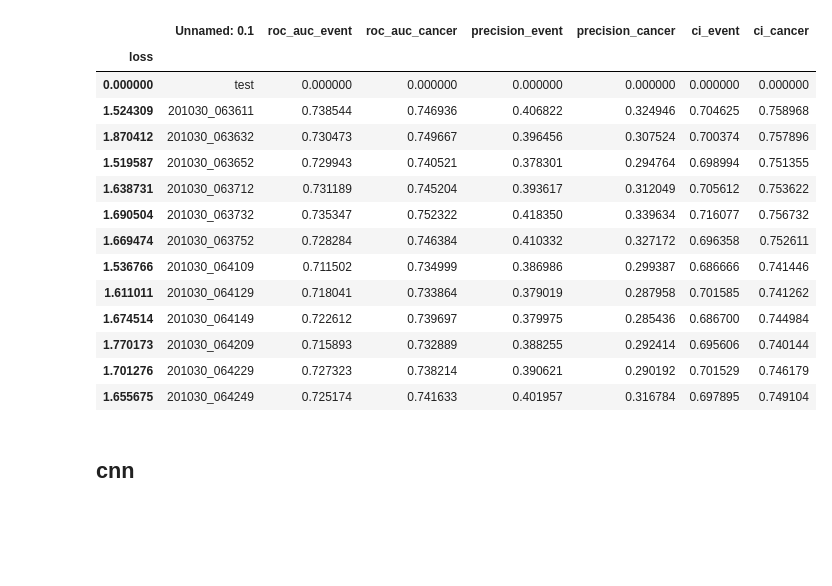
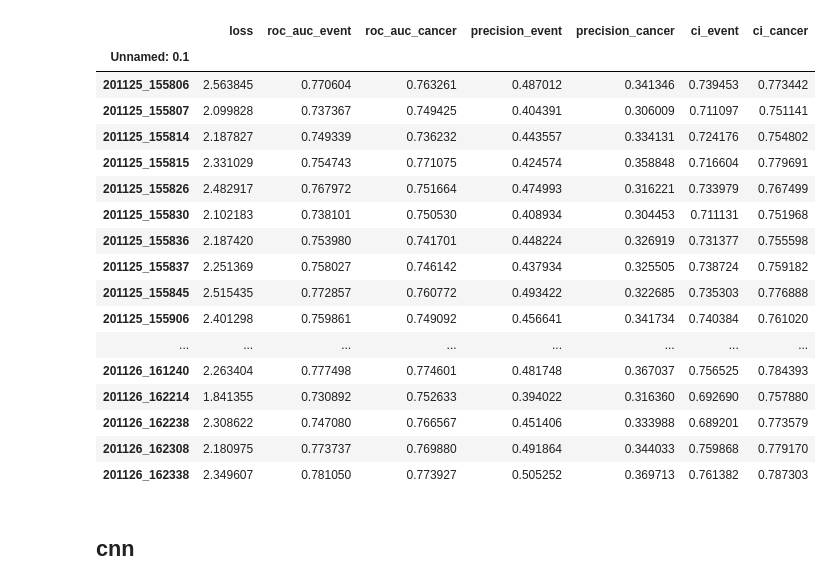
Before and after one commit to bhklab/aaai21_survival_prediction, a Jupyter notebook: prediction_consolidation.ipynb, the cells around one changed output. Drawn from its saved outputs; the diff is of its cells as text; code cells hidden in the pictures; blank space fills up the shorter version.

```diff
--- a/prediction_consolidation.ipynb
+++ b/prediction_consolidation.ipynb
@@ -5,24 +5,26 @@ import glob
 import pandas as pd
 import numpy as np
 # %%
-t = pd.read_csv("/cluster/home/sejinkim/projects/aaai21_survival_prediction/data/predictions/test_results_new.csv", index_col=1)
-t
+pd.read_csv("/cluster/home/sejinkim/projects/aaai21_survival_prediction/data/predictions/test_results_new.csv", index_col=0)[-30:]
 # %% [output]
-|  | Unnamed: 0.1 | roc_auc_event | roc_auc_cancer | precision_event | precision_cancer | ci_event | ci_cancer |
-| loss |  |  |  |  |  |  |  |
-| 0.000000 | test | 0.000000 | 0.000000 | 0.000000 | 0.000000 | 0.000000 | 0.000000 |
-| 1.524309 | 201030_063611 | 0.738544 | 0.746936 | 0.406822 | 0.324946 | 0.704625 | 0.758968 |
-| 1.870412 | 201030_063632 | 0.730473 | 0.749667 | 0.396456 | 0.307524 | 0.700374 | 0.757896 |
-| 1.519587 | 201030_063652 | 0.729943 | 0.740521 | 0.378301 | 0.294764 | 0.698994 | 0.751355 |
-| 1.638731 | 201030_063712 | 0.731189 | 0.745204 | 0.393617 | 0.312049 | 0.705612 | 0.753622 |
-| 1.690504 | 201030_063732 | 0.735347 | 0.752322 | 0.418350 | 0.339634 | 0.716077 | 0.756732 |
-| 1.669474 | 201030_063752 | 0.728284 | 0.746384 | 0.410332 | 0.327172 | 0.696358 | 0.752611 |
-| 1.536766 | 201030_064109 | 0.711502 | 0.734999 | 0.386986 | 0.299387 | 0.686666 | 0.741446 |
-| 1.611011 | 201030_064129 | 0.718041 | 0.733864 | 0.379019 | 0.287958 | 0.701585 | 0.741262 |
-| 1.674514 | 201030_064149 | 0.722612 | 0.739697 | 0.379975 | 0.285436 | 0.686700 | 0.744984 |
-| 1.770173 | 201030_064209 | 0.715893 | 0.732889 | 0.388255 | 0.292414 | 0.695606 | 0.740144 |
-| 1.701276 | 201030_064229 | 0.727323 | 0.738214 | 0.390621 | 0.290192 | 0.701529 | 0.746179 |
-| 1.655675 | 201030_064249 | 0.725174 | 0.741633 | 0.401957 | 0.316784 | 0.697895 | 0.749104 |
+|  | loss | roc_auc_event | roc_auc_cancer | precision_event | precision_cancer | ci_event | ci_cancer |
+| Unnamed: 0.1 |  |  |  |  |  |  |  |
+| 201125_155806 | 2.563845 | 0.770604 | 0.763261 | 0.487012 | 0.341346 | 0.739453 | 0.773442 |
+| 201125_155807 | 2.099828 | 0.737367 | 0.749425 | 0.404391 | 0.306009 | 0.711097 | 0.751141 |
+| 201125_155814 | 2.187827 | 0.749339 | 0.736232 | 0.443557 | 0.334131 | 0.724176 | 0.754802 |
+| 201125_155815 | 2.331029 | 0.754743 | 0.771075 | 0.424574 | 0.358848 | 0.716604 | 0.779691 |
+| 201125_155826 | 2.482917 | 0.767972 | 0.751664 | 0.474993 | 0.316221 | 0.733979 | 0.767499 |
+| 201125_155830 | 2.102183 | 0.738101 | 0.750530 | 0.408934 | 0.304453 | 0.711131 | 0.751968 |
+| 201125_155836 | 2.187420 | 0.753980 | 0.741701 | 0.448224 | 0.326919 | 0.731377 | 0.755598 |
+| 201125_155837 | 2.251369 | 0.758027 | 0.746142 | 0.437934 | 0.325505 | 0.738724 | 0.759182 |
+| 201125_155845 | 2.515435 | 0.772857 | 0.760772 | 0.493422 | 0.322685 | 0.735303 | 0.776888 |
+| 201125_155906 | 2.401298 | 0.759861 | 0.749092 | 0.456641 | 0.341734 | 0.740384 | 0.761020 |
+| ... | ... | ... | ... | ... | ... | ... | ... |
+| 201126_161240 | 2.263404 | 0.777498 | 0.774601 | 0.481748 | 0.367037 | 0.756525 | 0.784393 |
+| 201126_162214 | 1.841355 | 0.730892 | 0.752633 | 0.394022 | 0.316360 | 0.692690 | 0.757880 |
+| 201126_162238 | 2.308622 | 0.747080 | 0.766567 | 0.451406 | 0.333988 | 0.689201 | 0.773579 |
+| 201126_162308 | 2.180975 | 0.773737 | 0.769880 | 0.491864 | 0.344033 | 0.759868 | 0.779170 |
+| 201126_162338 | 2.349607 | 0.781050 | 0.773927 | 0.505252 | 0.369713 | 0.761382 | 0.787303 |
 # %% [markdown]
 ## cnn
 # %%
```
Also changed, not shown: 13 other files.
